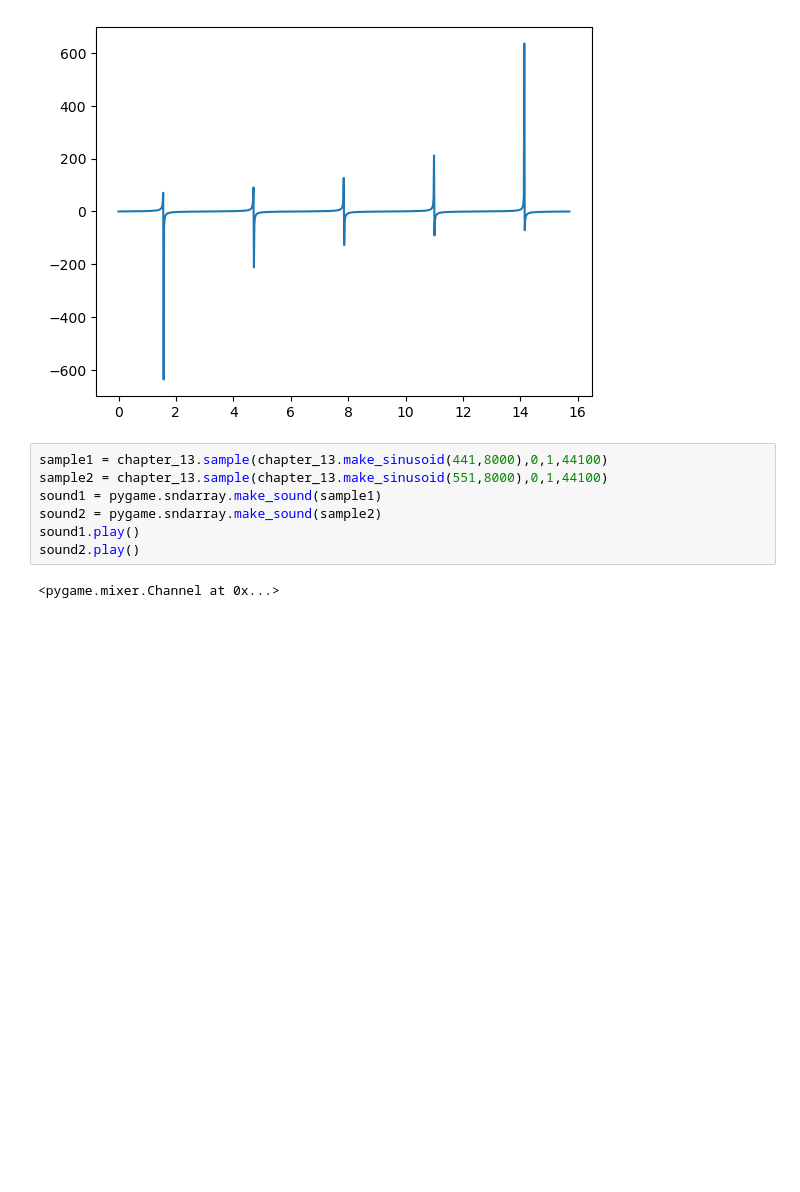
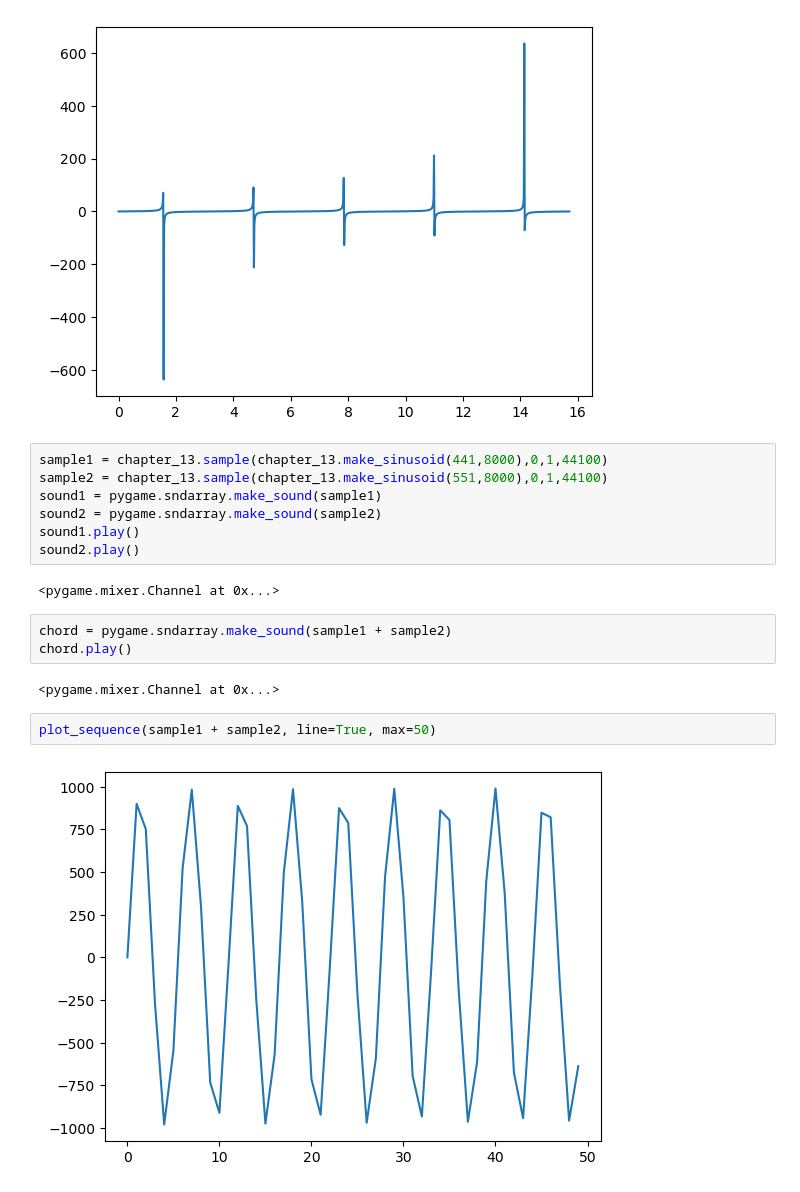
Before and after one commit to Brailor/Math-for-Programmers, a Jupyter notebook: Chapter_13/own.ipynb, the cells around one changed output. Cells and saved outputs as stored; diff of their text form; blank space fills up the shorter version.

```diff
--- a/Chapter_13/own.ipynb
+++ b/Chapter_13/own.ipynb
@@ -90,3 +90,12 @@ sound1.play()
 sound2.play()
 # %% [output]
 <pygame.mixer.Channel at 0x...>
+# %%
+chord = pygame.sndarray.make_sound(sample1 + sample2)
+chord.play()
+# %% [output]
+<pygame.mixer.Channel at 0x...>
+# %%
+plot_sequence(sample1 + sample2, line=True, max=50)
+# %% [output]
+[figure, added]
```
Also changed, not shown: parts of 5 cells of this notebook, 1 other file.
